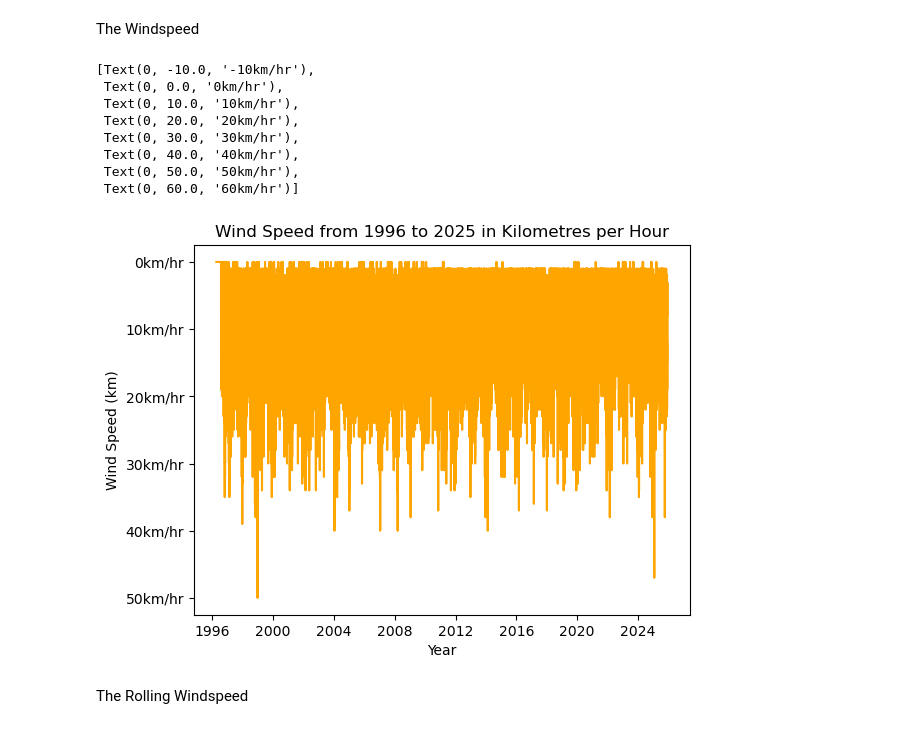
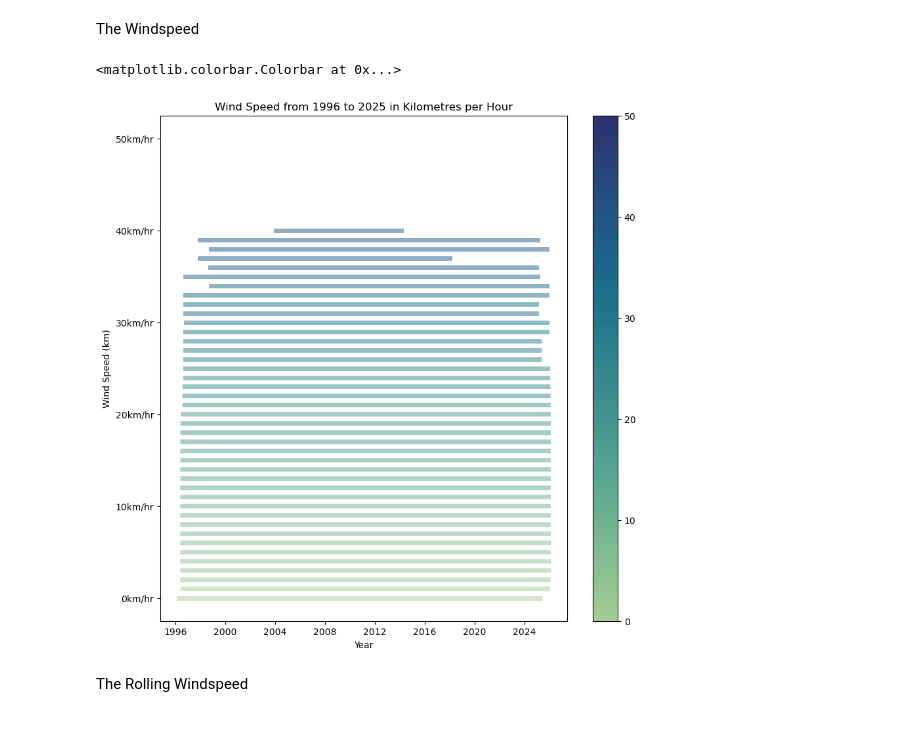
Before and after one commit to FaolanH/programming-for-data-analytics, a Jupyter notebook: pfda-assignments/assignment06_weather.ipynb, the cells around one changed output. Cells and saved outputs as stored; diff of their text form; code cells hidden in the pictures.

```diff
--- a/pfda-assignments/assignment06_weather.ipynb
+++ b/pfda-assignments/assignment06_weather.ipynb
@@ -395,21 +419,22 @@ ValueError: Date and Time
 # %% [markdown]
 The Windspeed
-# %%
-# Plotting the windspeed
-plot = sns.lineplot(df['Wind Speed (km)'], color="orange")
-plot.set_title("Wind Speed from 1996 to 2025 in Kilometres per Hour")
-plot.set_xlabel('Year')
-plot.set_yticklabels(['-10km/hr','0km/hr', '10km/hr', '20km/hr','30km/hr','40km/hr','50km/hr', '60km/hr'])
-# %% [output]
-[Text(0, -10.0, '-10km/hr'),
- Text(0, 0.0, '0km/hr'),
- Text(0, 10.0, '10km/hr'),
- Text(0, 20.0, '20km/hr'),
- Text(0, 30.0, '30km/hr'),
- Text(0, 40.0, '40km/hr'),
- Text(0, 50.0, '50km/hr'),
- Text(0, 60.0, '60km/hr')]
-[figure, removed]
+# %%
+# Plotting the windspeed
+plt.figure(figsize=(10,10))
+y = df['Wind Speed (km)']
+plot = sns.lineplot(x = df['Wind Speed (km)'].index, y = y, hue = y, palette = "crest", alpha = 0.5,legend=False, linewidth = 5)
+plot.set_title("Wind Speed from 1996 to 2025 in Kilometres per Hour")
+plot.set_xlabel('Year')
+plot.set_yticklabels(['-10km/hr','0km/hr', '10km/hr', '20km/hr','30km/hr','40km/hr','50km/hr', '60km/hr'])
+
+# setting the colour bar
+norm = plt.Normalize(vmin=y.min(), vmax=y.max())
+sm = plt.cm.ScalarMappable(cmap="crest", norm=norm)
+sm.set_array([])
+plt.colorbar(sm, ax = plot)
+# %% [output]
+<matplotlib.colorbar.Colorbar at 0x...>
+[figure, added]
 # %% [markdown]
 The Rolling Windspeed
 # %%
```
Also changed, not shown: parts of 22 cells of this notebook.
